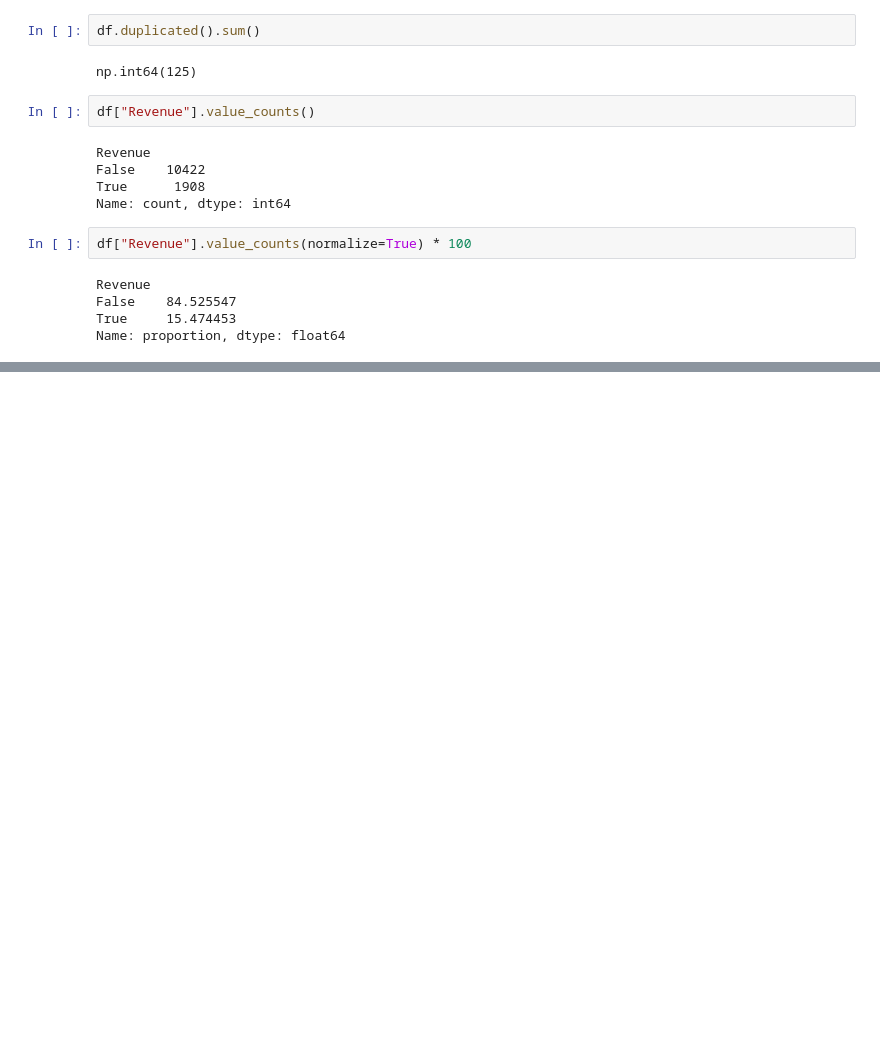
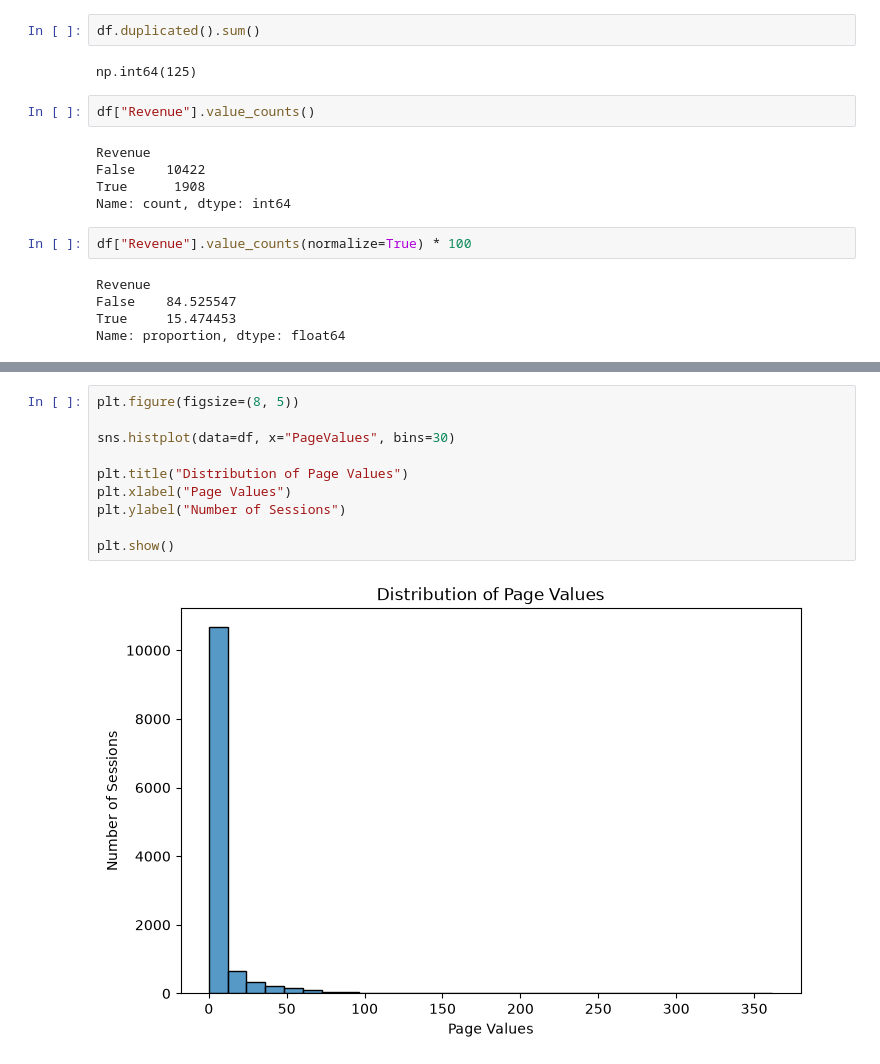
Before and after one commit to devdhruvsingh/ecommerce-purchase-predictions, a Jupyter notebook: notebooks/01_data_exploration.ipynb, the cells around one changed output, grey strips where cells are left out. Cells and saved outputs as stored; diff of their text form; blank space fills up the shorter version.

```diff
--- a/notebooks/01_data_exploration.ipynb
+++ b/notebooks/01_data_exploration.ipynb
@@ -151,0 +280,12 @@ Name: proportion, dtype: float64
+# %%
+plt.figure(figsize=(8, 5))
+
+sns.histplot(data=df, x="PageValues", bins=30)
+
+plt.title("Distribution of Page Values")
+plt.xlabel("Page Values")
+plt.ylabel("Number of Sessions")
+
+plt.show()
+# %% [output]
+[figure, added]
```
Also changed, not shown: parts of 22 cells of this notebook.
